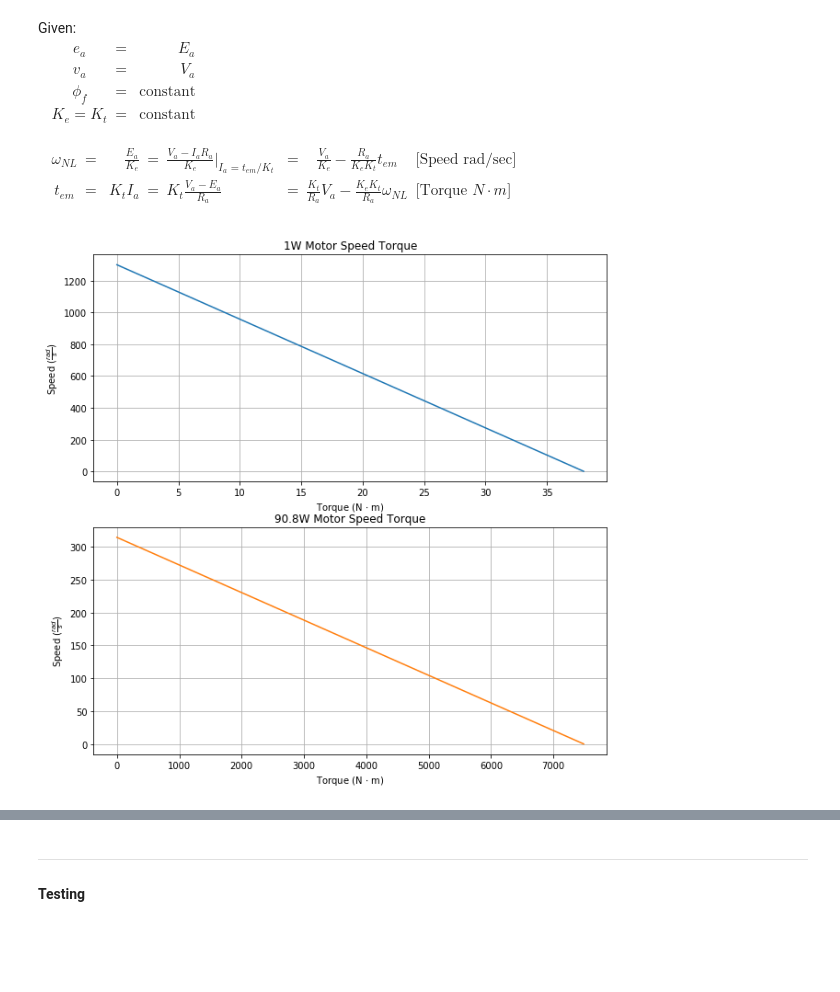
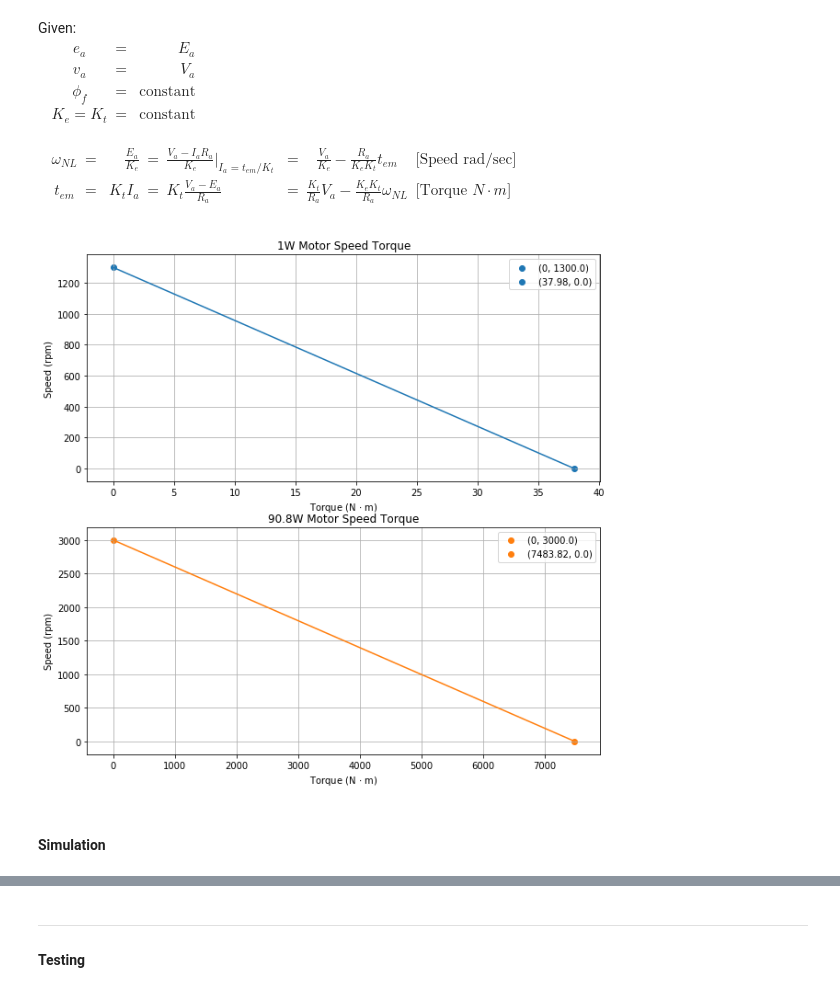
Before and after one commit to kegedy/UWEE560, a Jupyter notebook: hw/kevin/HW01.ipynb, the cells around one changed output, grey strips where cells are left out. Cells and saved outputs as stored; diff of their text form; code cells hidden in the pictures; blank space fills up the shorter version.

```diff
--- a/hw/kevin/HW01.ipynb
+++ b/hw/kevin/HW01.ipynb
@@ -218,6 +218,7 @@ from pylab import rcParams
 
 # Constants
 Vf = 360
+radsec2rpm = 30/np.pi
 # %% [markdown]
 #### 1W Motor
 # %%
@@ -364,25 +365,41 @@ n91 = float(list(dict(sol).values())[0])
 # Speed Torque Equations
 speed_radsec1 = lambda T: (Va1/Ke1) - (Ra1/(Ke1*Kt1))*T
 speed_radsec91 = lambda T: (Va91/Ke91) - (Ra91/(Ke91*Kt91))*T
+# %%
+y0 = speed_radsec1(0)*radsec2rpm
+label0 = f"(0, {round(y0,2)})"
+y1 = speed_radsec1(n1)*radsec2rpm
+label1 = f"({round(n1,2)}, {abs(round(y1,2))})"
+y2 = speed_radsec91(0)*radsec2rpm
+label2 = f"(0, {round(y2,2)})"
+y3 = speed_radsec91(n91)*radsec2rpm
+label3 = f"({round(n91,2)}, {round(y3,2)})"
 # %%
 fig,axs = plt.subplots(2,1,figsize=(10,10))
 T1 = np.linspace(0,n1,100)
 T91 = np.linspace(0,n91,100)
 
-axs[0].plot(T1,speed_radsec1(T1))
+axs[0].plot(T1,speed_radsec1(T1)*radsec2rpm)
+axs[0].scatter(0,y0,label=label0,color='tab:blue')
+axs[0].scatter(n1,y1,label=label1,color='tab:blue')
 #axs[0, 0].set_xlim(-250, 0)
 #axs[0, 0].set_ylim(50, -50)
 axs[0].set_title('1W Motor Speed Torque')
-axs[0].set(xlabel=r'Torque (N $\cdot$ m)', ylabel=r'Speed ($\frac{rad}{s}$)')
+axs[0].set(xlabel=r'Torque (N $\cdot$ m)', ylabel=r'Speed (rpm)')
 
-axs[1].plot(T91,speed_radsec91(T91),color='tab:orange')
+axs[1].plot(T91,speed_radsec91(T91)*radsec2rpm,color='tab:orange')
+axs[1].scatter(0,y2,label=label2,color='tab:orange')
+axs[1].scatter(n91,y3,label=label3,color='tab:orange')
 #axs[1].set_xlim(-50, 0)
 #axs[1].set_ylim(100, -100)
 axs[1].set_title('90.8W Motor Speed Torque')
-axs[1].set(xlabel=r'Torque (N $\cdot$ m)', ylabel=r'Speed ($\frac{rad}{s}$)')
+axs[1].set(xlabel=r'Torque (N $\cdot$ m)', ylabel=r'Speed (rpm)')
 
 for ax in axs.flat:
     ax.grid(True)
+    ax.legend()
 plt.show();
 # %% [output]
-[figure, old version]
+[figure, new version]
+# %% [markdown]
+#### Simulation
```
Also changed, not shown: parts of 3 cells of this notebook, 10 other files.
